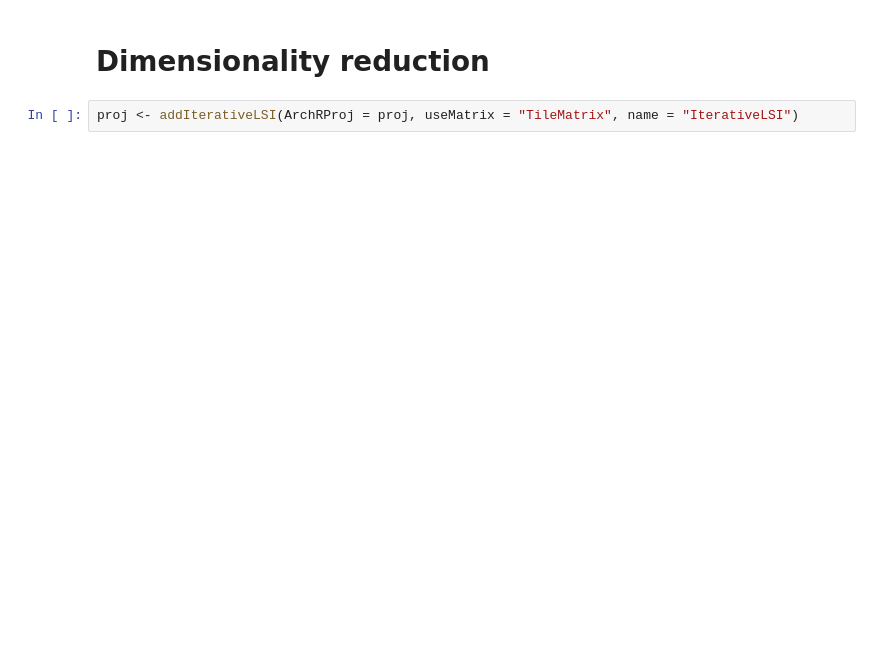
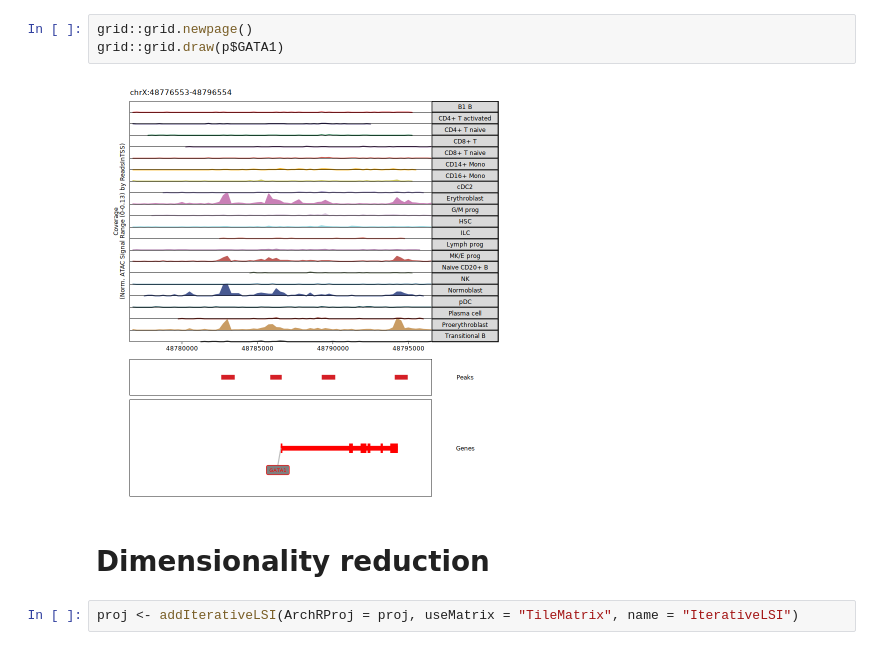
Before and after one commit to theislab/scatac_poisson_reproducibility, a Jupyter notebook: notebooks/archr_template.ipynb, the cells around one changed output. Cells and saved outputs as stored; diff of their text form; blank space fills up the shorter version.

```diff
--- a/notebooks/archr_template.ipynb
+++ b/notebooks/archr_template.ipynb
@@ -160,3 +193,8 @@ proj$barcodes = str_c(test2[['barcode']], test2[['sample.x']], sep='-')
+# %%
+grid::grid.newpage()
+grid::grid.draw(p$GATA1)
+# %% [output]
+[figure, added]
 # %% [markdown]
 # Dimensionality reduction
 # %%
```
Also changed, not shown: parts of 67 cells of this notebook, 6 other files.
